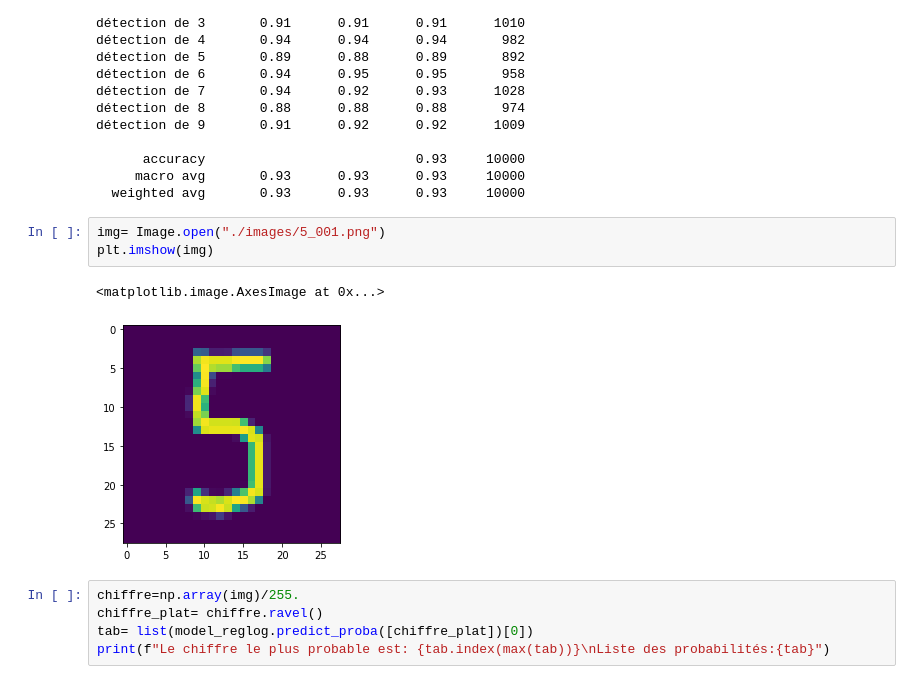
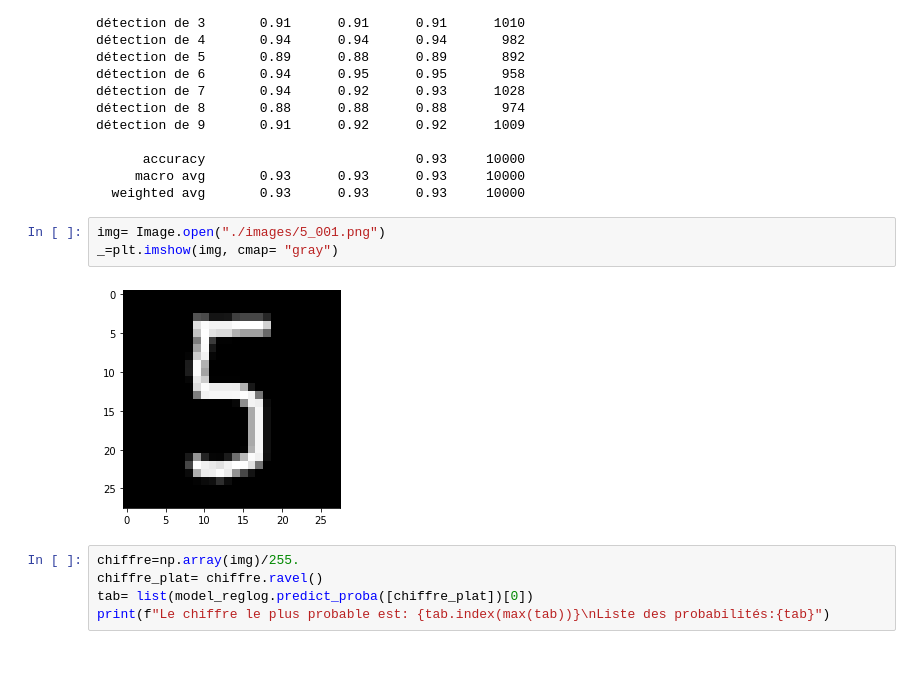
Before and after one commit to jpphi/prj_final, a Jupyter notebook: id_handwritten/E2_baseb5.ipynb, the cells around one changed output. Drawn from its saved outputs; the diff is of its cells as text.

```diff
--- a/id_handwritten/E2_baseb5.ipynb
+++ b/id_handwritten/E2_baseb5.ipynb
@@ -507,10 +518,9 @@ détection de 9       0.91      0.92      0.92      1009
   weighted avg       0.93      0.93      0.93     10000
 # %%
 img= Image.open("./images/5_001.png")
-plt.imshow(img)
+_=plt.imshow(img, cmap= "gray")
 # %% [output]
-<matplotlib.image.AxesImage at 0x...>
-[figure, old version]
+[figure, new version]
 # %%
 chiffre=np.array(img)/255.
 chiffre_plat= chiffre.ravel()
```
Also changed, not shown: parts of 22 cells of this notebook, 3 other files.
